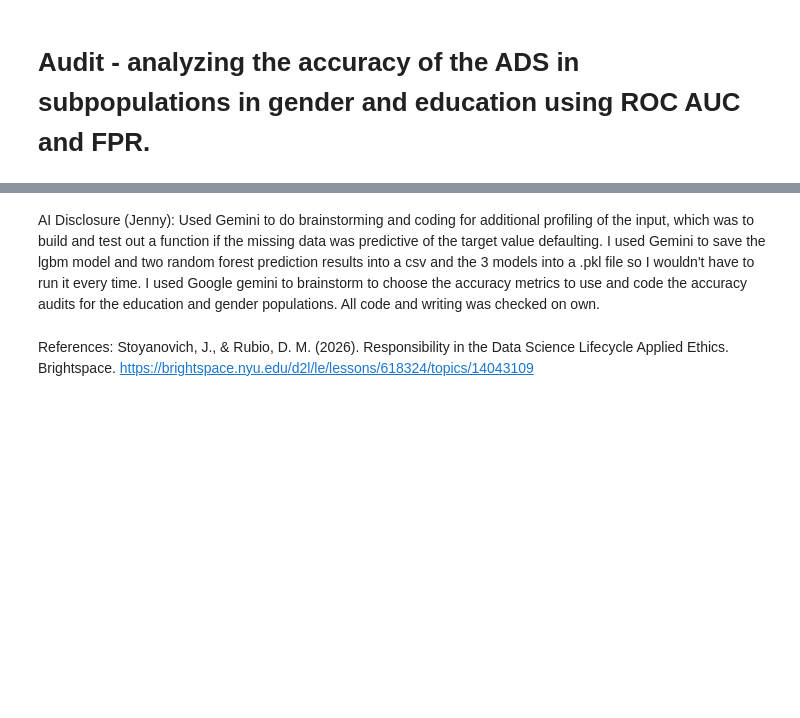
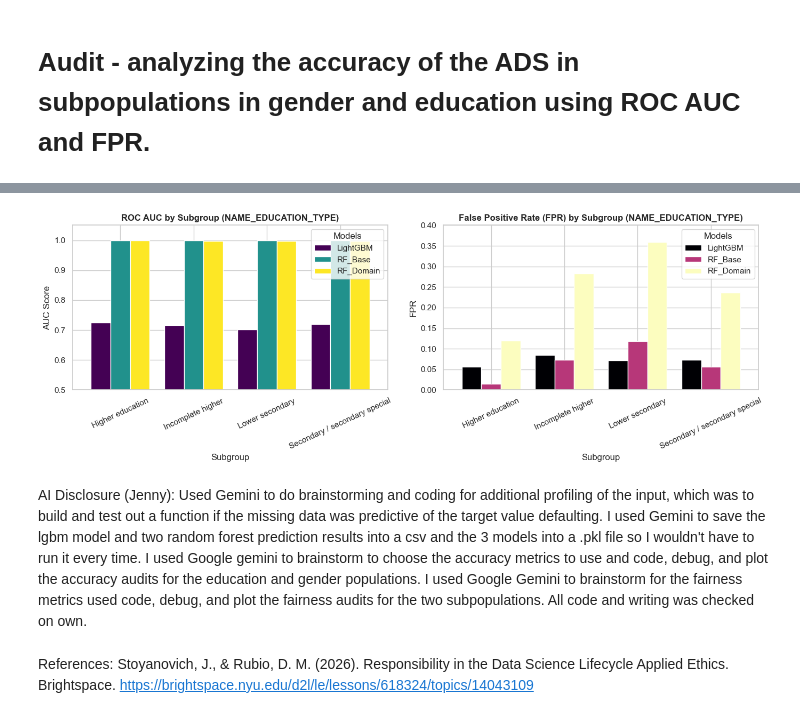
Before and after one commit to eh3285/audit-home, a Jupyter notebook: lightgbm/jenny_audit_notebook.ipynb, the cells around one changed output, grey strips where cells are left out. Saved outputs shown, nothing was run; the diff lists cells and outputs as text; code cells hidden in the pictures; blank space fills up the shorter version.

```diff
--- a/lightgbm/jenny_audit_notebook.ipynb
+++ b/lightgbm/jenny_audit_notebook.ipynb
@@ -1369,5 +1461,9 @@ display(education_audit)
+# %%
+plot_audit_results(education_audit, 'NAME_EDUCATION_TYPE')
+# %% [output]
+[figure, added]
 # %% [markdown]
-AI Disclosure (Jenny): Used Gemini to do brainstorming and coding for additional profiling of the input, which was to build and test out a function if the missing data was predictive of the target value defaulting. I used Gemini to save the lgbm model and two random forest prediction results into a csv and the 3 models into a .pkl file so I wouldn't have to run it every time. I used Google gemini to brainstorm to choose the accuracy metrics to use and code the accuracy audits for the education and gender populations. All code and writing was checked on own.
+AI Disclosure (Jenny): Used Gemini to do brainstorming and coding for additional profiling of the input, which was to build and test out a function if the missing data was predictive of the target value defaulting. I used Gemini to save the lgbm model and two random forest prediction results into a csv and the 3 models into a .pkl file so I wouldn't have to run it every time. I used Google gemini to brainstorm to choose the accuracy metrics to use and code, debug, and plot the accuracy audits for the education and gender populations. I used Google Gemini to brainstorm for the fairness metrics used code, debug, and plot the fairness audits for the two subpopulations. All code and writing was checked on own.
 # %% [markdown]
 References:
 Stoyanovich, J., & Rubio, D. M. (2026). Responsibility in the Data Science Lifecycle Applied Ethics. Brightspace. https://brightspace.nyu.edu/d2l/le/lessons/618324/topics/14043109
```
Also changed, not shown: parts of 32 cells of this notebook.
